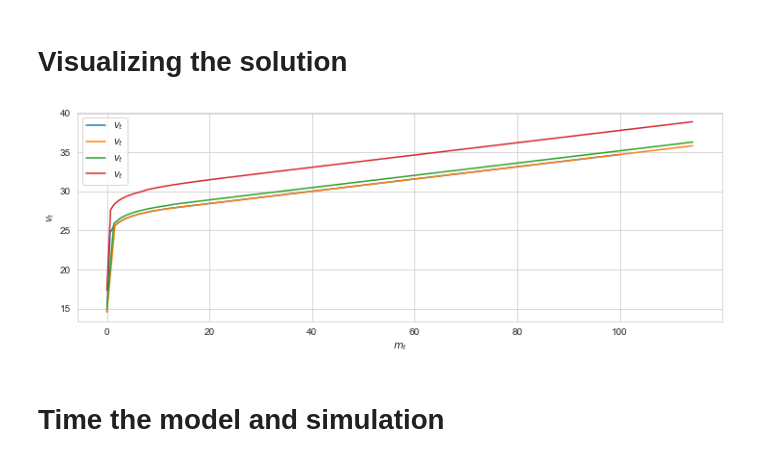
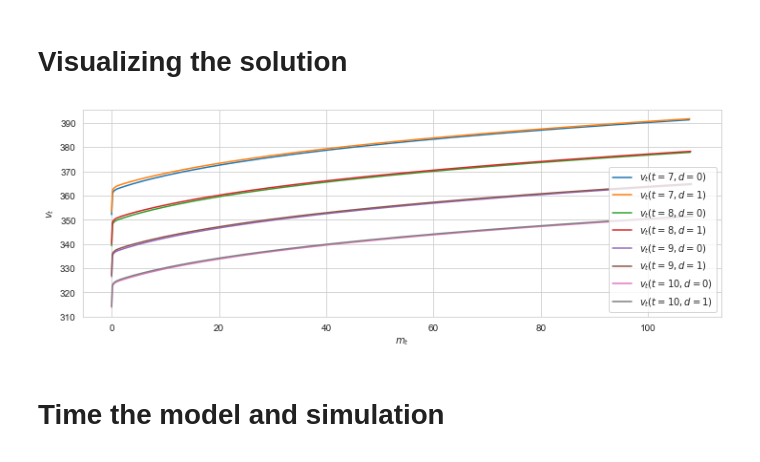
Before and after one commit to mathiassunesen/Speciale_retirement, a Jupyter notebook: Main/Frederik.ipynb, the cells around one changed output. Cells and saved outputs as stored; diff of their text form; code cells hidden in the pictures.

```diff
--- a/Main/Frederik.ipynb
+++ b/Main/Frederik.ipynb
@@ -91,10 +94,10 @@ plt.show()
 # Visualizing the solution
 # %%
 fig, axs = plt.subplots(figsize=(12,4))
-figs.policy(model_men,axs,policy_type='v',time=[53,52,51,50],d_choice=[0],states=[0])
+figs.policy(model_men,axs,policy_type='v',time=[7,8,9,10],d_choice=[0,1],states=[15])
 plt.show()
 # %% [output]
-[figure, old version]
+[figure, new version]
 # %% [markdown]
 # Time the model and simulation
 # %%
```
Also changed, not shown: parts of 6 cells of this notebook, 8 other files.
